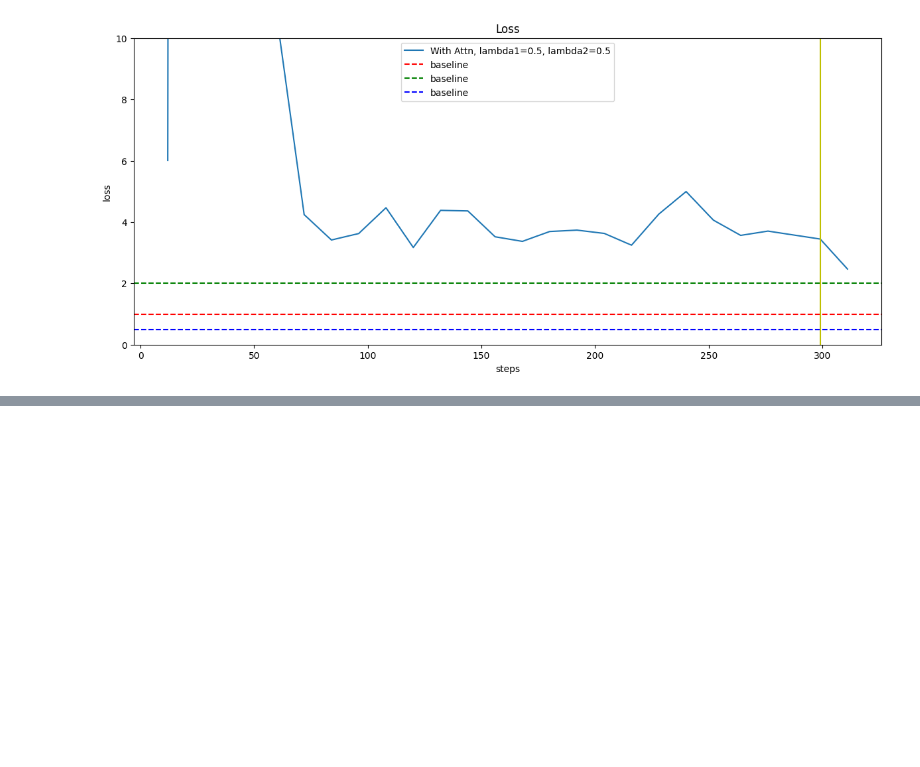
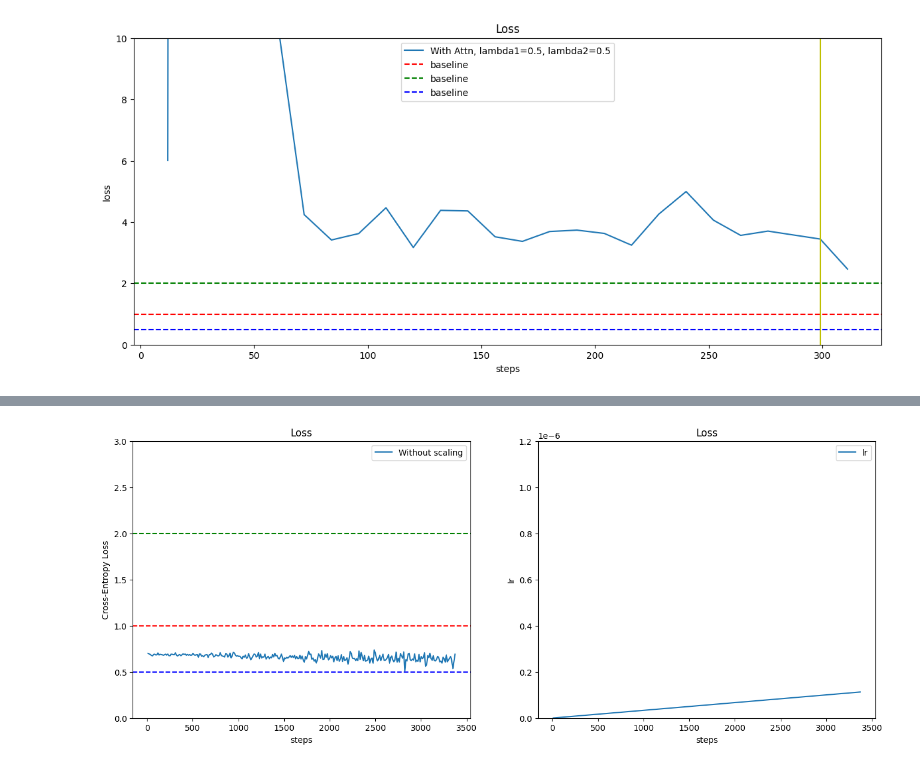
Before and after one commit to kimdj98/onj_, a Jupyter notebook: model2/modules/visualize.ipynb, the cells around one changed output, grey strips where cells are left out. Cells and saved outputs as stored; diff of their text form; code cells hidden in the pictures; blank space fills up the shorter version.

```diff
--- a/model2/modules/visualize.ipynb
+++ b/model2/modules/visualize.ipynb
@@ -678,0 +767,86 @@ KeyError: 'lr'
+# %%
+# parse and visualize the logfile
+import numpy as np
+import matplotlib.pyplot as plt
+%matplotlib inline
+
+import os
+os.chdir("/mnt/aix22301/onj")
+
+# load the log file
+with open("./log/log_time_2024-08-05_14-08-18_lr_1e-06_batch_1_epochs_1000_patch3d_(16, 16, 8)_patch2d_(64, 64)_embed_1024_head_8_width2d_1024_width3d_512/log.txt", "r") as f:
+    lines = f.readlines()
+
+# parse the individual lines, group by stream (train,val,hella)
+streams = {}
+streams2 = {}
+streams3 = {}
+for line in lines:
+    step, stream, val, stream2, val2, stream3, val3 = line.strip().split()
+    if stream not in streams:
+        streams[stream] = {}
+    if stream2 not in streams2:
+        streams2[stream2] = {}
+    if stream3 not in streams3:
+        streams3[stream3] = {}
+
+    streams[stream][int(step)] = float(val)
+    streams3[stream3][int(step)] = float(val3)
+    # streams2[stream2][int(step)] = float(val2[1: -1])
+
+# convert each stream from {step: val} to (steps[], vals[])
+# so it's easier for plotting
+streams_xy = {}
+for k, v in streams.items():
+    # get all (step, val) items, sort them
+    xy = sorted(list(v.items()))
+    # unpack the list of tuples to tuple of lists
+    streams_xy[k] = list(zip(*xy))
+
+
+streams2_xy = {}
+for k, v in streams2.items():
+    # get all (step, val) items, sort them
+    xy = sorted(list(v.items()))
+    # unpack the list of tuples to tuple of lists
+    streams2_xy[k] = list(zip(*xy))
+
+streams3_xy = {}
+for k, v in streams3.items():
+    # get all (step, val) items, sort them
+    xy = sorted(list(v.items()))
+    # unpack the list of tuples to tuple of lists
+    streams3_xy[k] = list(zip(*xy))
+
+# create figure
+# plt.figure(figsize=(16, 6))
+
+fig, axes = plt.subplots(1, 2, figsize=(16, 6))
+plt.subplot(1, 2, 1)
+xs, ys = streams_xy["train"] # training loss
+ys = np.array(ys)
+plt.plot(xs, ys, label=f'Without scaling')
+print("Min Train Loss:", min(ys))
+
+plt.xlabel("steps")
+plt.ylabel("Cross-Entropy Loss")
+plt.ylim(top=3.0, bottom = 0.0)
+plt.legend()
+plt.title("Loss")
+
+plt.axhline(y=1.0, color='r', linestyle='--', label=f"baseline")
+plt.axhline(y=2.0, color='g', linestyle='--', label=f"baseline")
+plt.axhline(y=0.5, color='b', linestyle='--', label=f"baseline")
+
+plt.subplot(1, 2, 2)
+xs, ys = streams3_xy["lr"] # training loss
+ys = np.array(ys)
+
+plt.plot(xs, ys, label=f"lr")
+
+plt.xlabel("steps")
+plt.ylabel("lr")
+plt.ylim(top=0.0000012, bottom = 0.0)
+plt.legend()
+plt.title("Loss")
+# %% [output]
@@ -679,3 +855,4 @@ KeyError: 'lr'
+[figure, added]
 # %%
 # TODO: batch gradient descent
 # TODO: accuracy plot
```
Also changed, not shown: parts of 4 cells of this notebook, 1 other file.
